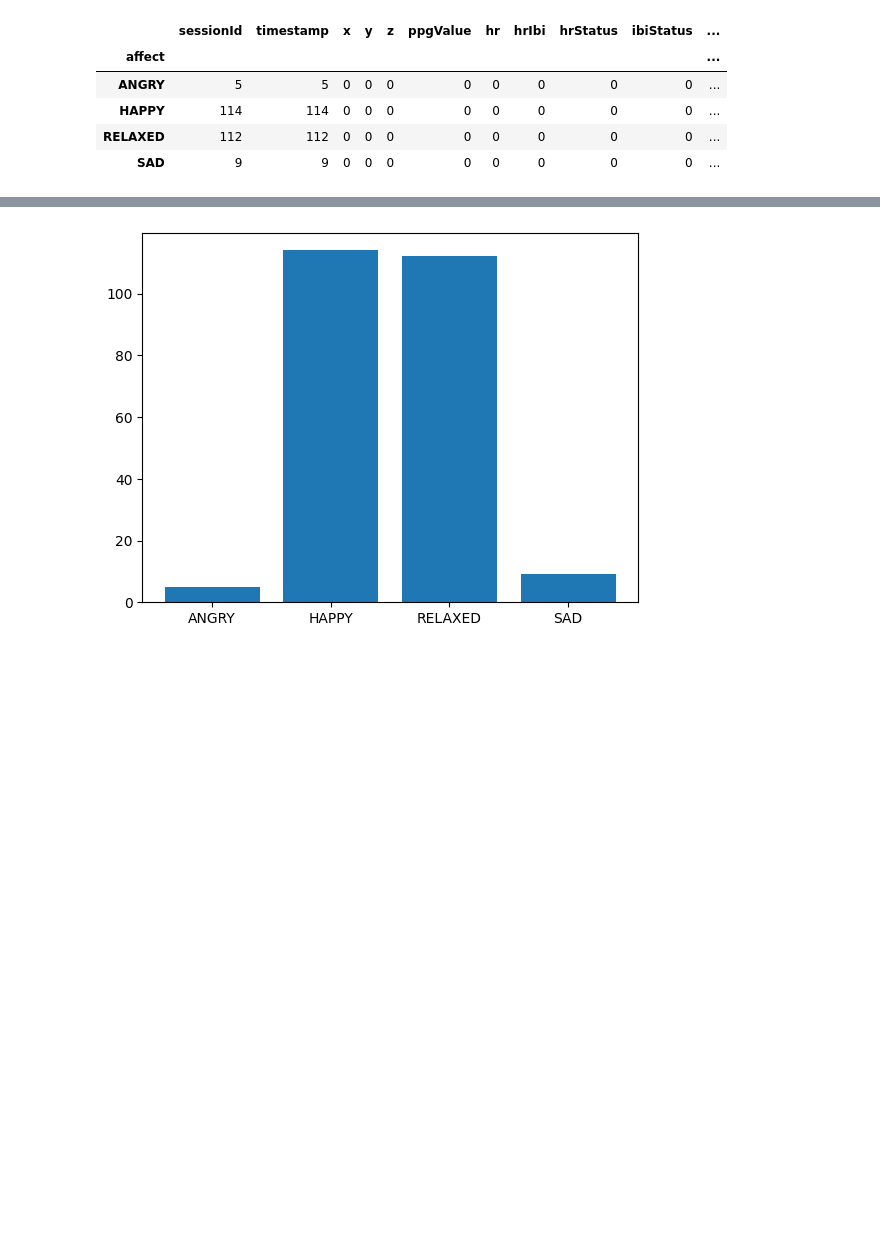
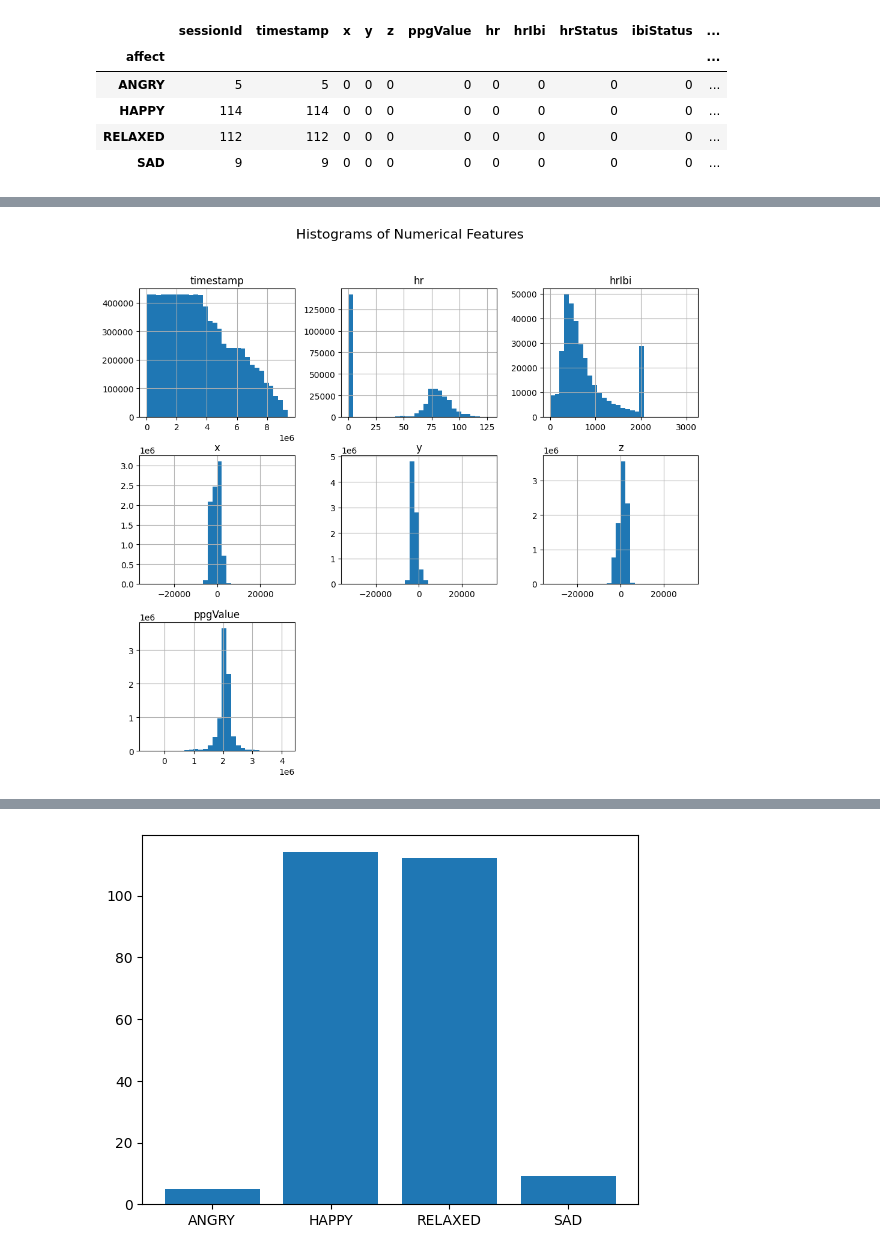
Before and after one commit to SuchethShenoy/bbdc24-mlbananas, a Jupyter notebook: data_visualization_1.ipynb, the cells around one changed output, grey strips where cells are left out. Saved outputs shown, nothing was run; the diff lists cells and outputs as text; code cells hidden in the pictures; blank space fills up the shorter version.

```diff
--- a/data_visualization_1.ipynb
+++ b/data_visualization_1.ipynb
@@ -23,0 +46,7 @@ s_df.groupby(['affect']).count()
+# %%
+numerical_features = ['timestamp', 'hr', 'hrIbi', 'x', 'y', 'z', 'ppgValue','affect','context']
+s_df[numerical_features].hist(bins=30,figsize=(12, 10))
+plt.suptitle("Histograms of Numerical Features", fontsize=16)
+plt.show()
+# %% [output]
+[figure, added]
```
Also changed, not shown: parts of 6 cells of this notebook.
